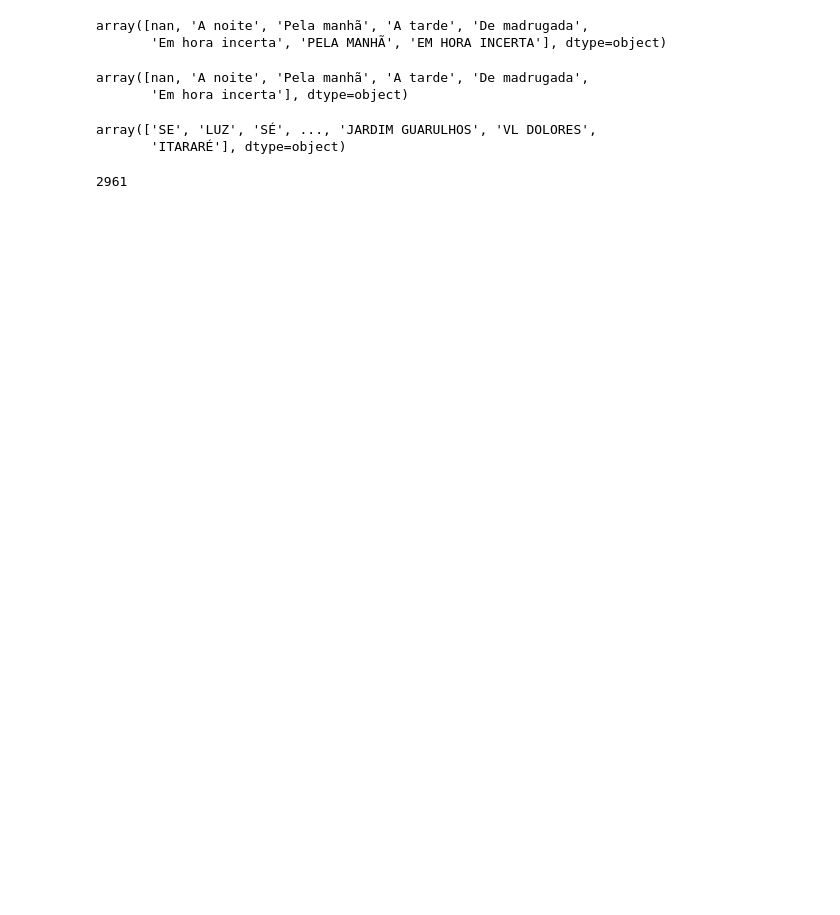
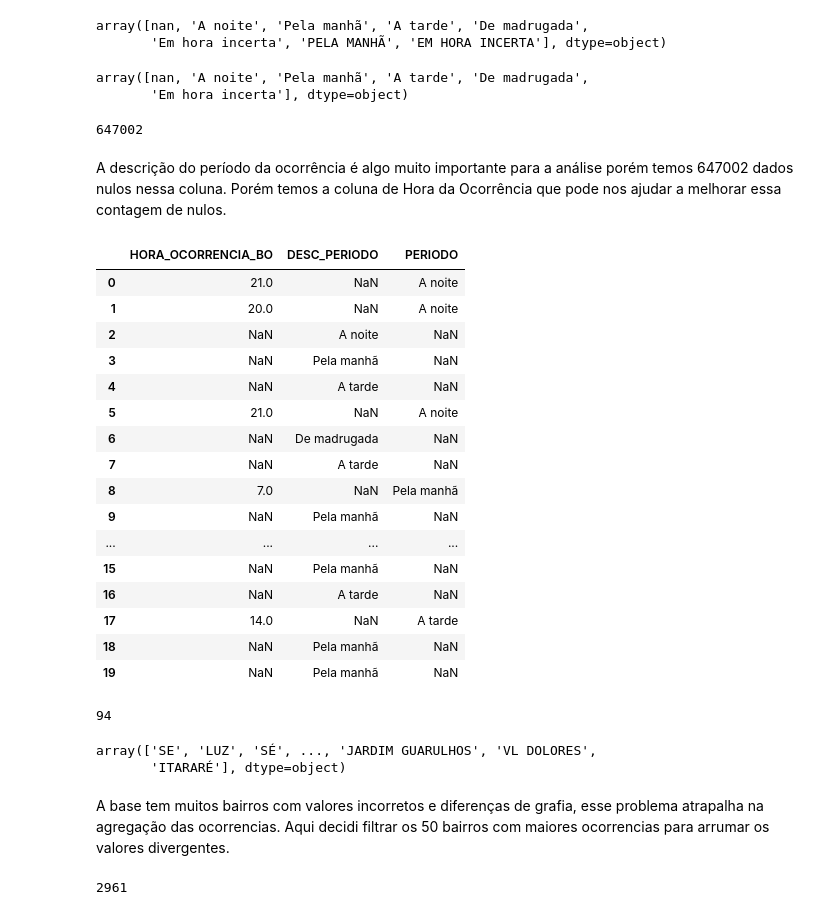
Before and after one commit to giulianafernandes/ssp-dados_criminais, a Jupyter notebook: Dados_criminais-SSP.ipynb, the cells around one changed output. Drawn from its saved outputs; the diff is of its cells as text; code cells hidden in the pictures; blank space fills up the shorter version.

Commit message:
tratamento da coluna de período da ocorrência

```diff
--- a/Dados_criminais-SSP.ipynb
+++ b/Dados_criminais-SSP.ipynb
@@ -185,3 +182,54 @@ dados['DESC_PERIODO'].unique()
 # %% [output]
 array([nan, 'A noite', 'Pela manhã', 'A tarde', 'De madrugada',
        'Em hora incerta'], dtype=object)
+# %%
+dados['DESC_PERIODO'].isna().sum()
+# %% [output]
+647002
+# %% [markdown]
+A descrição do período da ocorrência é algo muito importante para a análise porém temos 647002 dados nulos nessa coluna. Porém temos a coluna de Hora da Ocorrência que pode nos ajudar a melhorar essa contagem de nulos.
+# %%
+# transformando a coluna em datetime
+dados['HORA_OCORRENCIA_BO'] = pd.to_datetime(dados['HORA_OCORRENCIA_BO'],
+                                             format='%H:%M:%S', errors='coerce')
+
+# extraindo apenas a hora da ocorrência
+dados['HORA_OCORRENCIA_BO'] = dados['HORA_OCORRENCIA_BO'].dt.hour
+# %%
+# função simples para a atribuição do períoco da ocorrência
+
+def descricao_periodo(hour):
+    if 0 <= hour < 6:
+        return 'De madrugada'
+    elif 6 <= hour < 12:
+        return 'Pela manhã'
+    elif 12 <= hour < 18:
+        return 'A tarde'
+    elif 18 <= hour <= 23:
+        return 'A noite'
+    else:
+        return np.NaN
+# %%
+# aplicando a função em uma nova coluna
+dados['PERIODO'] = dados['HORA_OCORRENCIA_BO'].apply(descricao_periodo)
+# %%
+# comparando as colunas e conferindo os valores
+dados[['HORA_OCORRENCIA_BO','DESC_PERIODO','PERIODO']].head(20)
+# %% [output]
+|  | HORA_OCORRENCIA_BO | DESC_PERIODO | PERIODO |
+| 0 | 21.0 | NaN | A noite |
+| 1 | 20.0 | NaN | A noite |
+| 2 | NaN | A noite | NaN |
+| 3 | NaN | Pela manhã | NaN |
+| 4 | NaN | A tarde | NaN |
+| 5 | 21.0 | NaN | A noite |
+| 6 | NaN | De madrugada | NaN |
+| 7 | NaN | A tarde | NaN |
+| 8 | 7.0 | NaN | Pela manhã |
+| 9 | NaN | Pela manhã | NaN |
+| ... | ... | ... | ... |
+| 15 | NaN | Pela manhã | NaN |
+| 16 | NaN | A tarde | NaN |
+| 17 | 14.0 | NaN | A tarde |
+| 18 | NaN | Pela manhã | NaN |
+| 19 | NaN | Pela manhã | NaN |
@@ -188,8 +239,15 @@ array([nan, 'A noite', 'Pela manhã', 'A tarde', 'De madrugada',
+# %%
+# diminuímos consideravelmente o número de valores nulos!
+dados['DESC_PERIODO'].isna().sum()
+# %% [output]
+94
 # %%
 dados['BAIRRO'].unique()
 # %% [output]
 array(['SE', 'LUZ', 'SÉ', ..., 'JARDIM GUARULHOS', 'VL DOLORES',
        'ITARARÉ'], dtype=object)
+# %% [markdown]
+A base tem muitos bairros com valores incorretos e diferenças de grafia, esse problema atrapalha na agregação das ocorrencias. Aqui decidi filtrar os 50 bairros com maiores ocorrencias para arrumar os valores divergentes.
 # %%
 dados['BAIRRO'] = dados['BAIRRO'].str.strip()
 dados['BAIRRO'] = dados['BAIRRO'].str.title()
```
Also changed, not shown: parts of 4 cells of this notebook.
